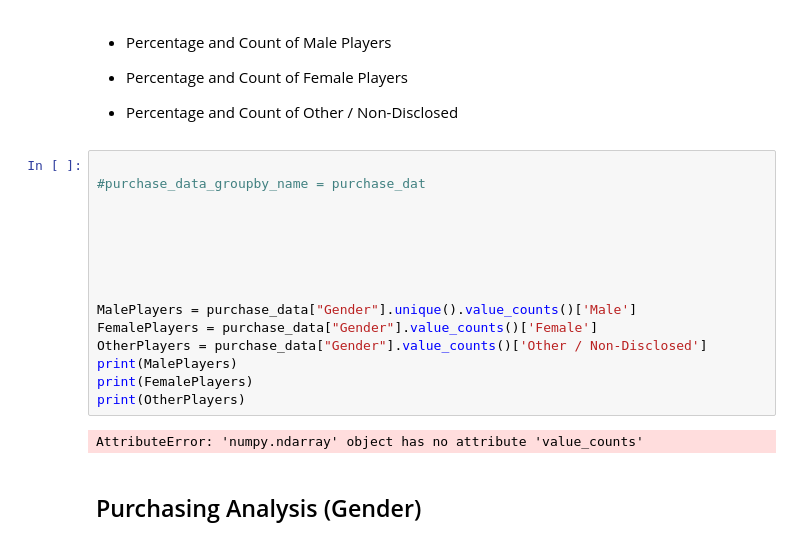
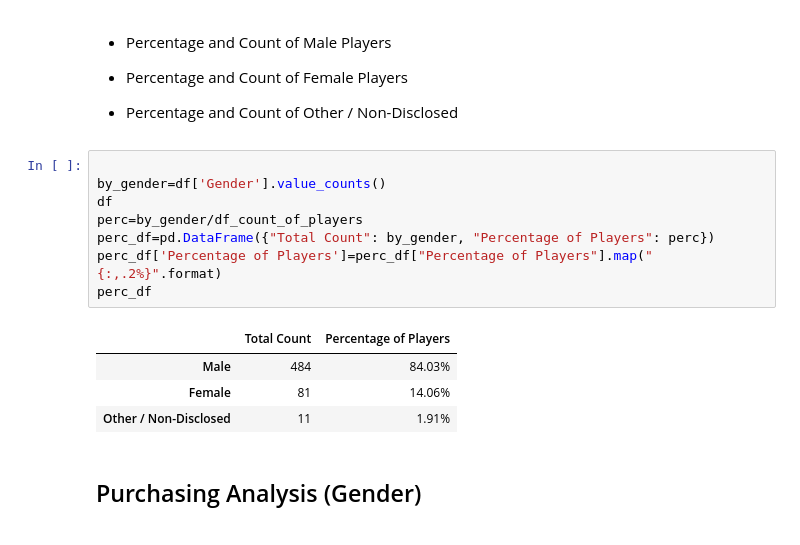
Before and after one commit to hinaabidi/pandas-challenge, a Jupyter notebook: HeroesOfPymoli/Homework_04-Pandas_Instructions_HeroesOfPymoli_HeroesOfPymoli_starter.ipynb, the cells around one changed output. Cells and saved outputs as stored; diff of their text form.

```diff
--- a/HeroesOfPymoli/Homework_04-Pandas_Instructions_HeroesOfPymoli_HeroesOfPymoli_starter.ipynb
+++ b/HeroesOfPymoli/Homework_04-Pandas_Instructions_HeroesOfPymoli_HeroesOfPymoli_starter.ipynb
@@ -86,23 +85,19 @@ Purchasing_Analysis_df
 
 
 * Percentage and Count of Other / Non-Disclosed
-# %%
-
-#purchase_data_groupby_name = purchase_dat
-
-
-
-
-
-
-MalePlayers = purchase_data["Gender"].unique().value_counts()['Male']
-FemalePlayers = purchase_data["Gender"].value_counts()['Female']
-OtherPlayers = purchase_data["Gender"].value_counts()['Other / Non-Disclosed']
-print(MalePlayers)
-print(FemalePlayers)
-print(OtherPlayers)
-# %% [output]
-AttributeError: 'numpy.ndarray' object has no attribute 'value_counts'
+# %%
+
+by_gender=df['Gender'].value_counts()
+df
+perc=by_gender/df_count_of_players
+perc_df=pd.DataFrame({"Total Count": by_gender, "Percentage of Players": perc})
+perc_df['Percentage of Players']=perc_df["Percentage of Players"].map("{:,.2%}".format)
+perc_df
+# %% [output]
+|  | Total Count | Percentage of Players |
+| Male | 484 | 84.03% |
+| Female | 81 | 14.06% |
+| Other / Non-Disclosed | 11 | 1.91% |
 # %% [markdown]
 
 ## Purchasing Analysis (Gender)
```
Also changed, not shown: parts of 5 cells of this notebook, 3 other files.
